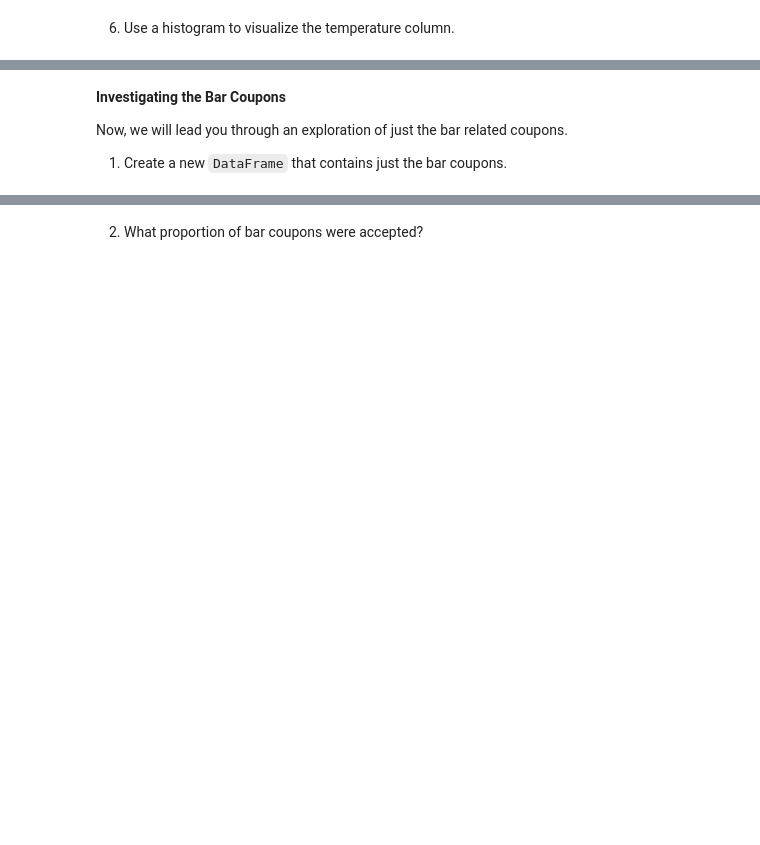
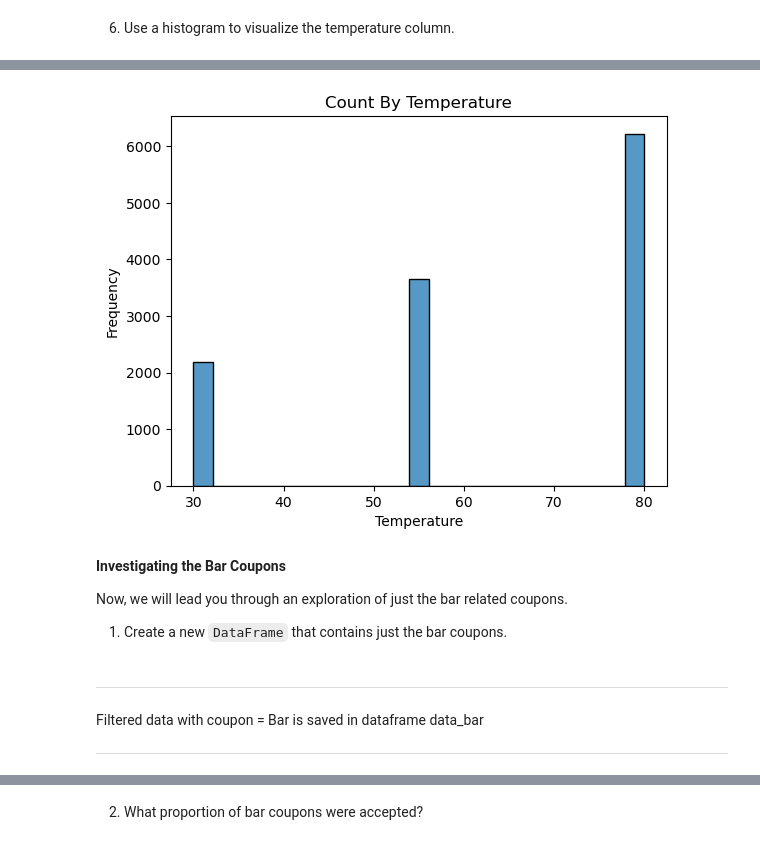
Before and after one commit to shruti0209/LearnML_PracticalApp1, a Jupyter notebook: prompt.ipynb, the cells around one changed output, grey strips where cells are left out. Drawn from its saved outputs; the diff is of its cells as text; code cells hidden in the pictures; blank space fills up the shorter version.

```diff
--- a/prompt.ipynb
+++ b/prompt.ipynb
@@ -320,6 +269,19 @@ sns.histplot(data_clean, x="temperature")
+# %%
+#Histogram to visualize temperature
+sns.histplot(data_clean, x="temperature")
+plt.title('Count By Temperature')
+plt.xlabel('Temperature')
+plt.ylabel('Frequency')
+plt.show()
+# %% [output]
+[figure, added]
 # %% [markdown]
 **Investigating the Bar Coupons**
 
 Now, we will lead you through an exploration of just the bar related coupons.
 
 1. Create a new `DataFrame` that contains just the bar coupons.
+# %% [markdown]
+***
+Filtered data with coupon = Bar is saved in dataframe data_bar
+***
```
Also changed, not shown: parts of 72 cells of this notebook, 11 other files.
